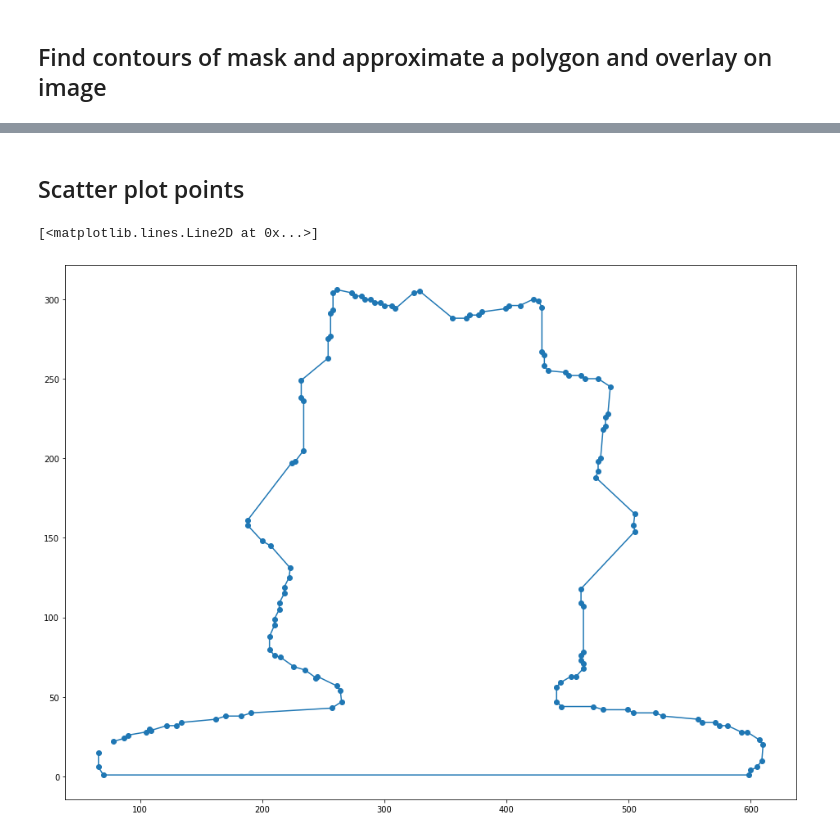
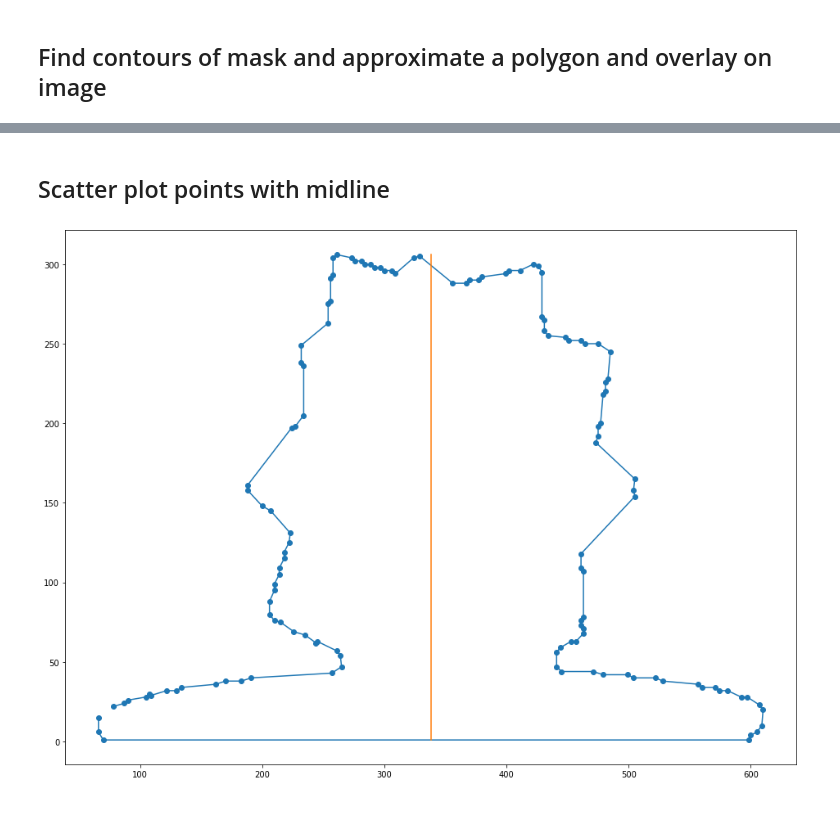
Before and after one commit to mattangus/SymmetryFinder, a Jupyter notebook: Example.ipynb, the cells around one changed output, grey strips where cells are left out. Saved outputs shown, nothing was run; the diff lists cells and outputs as text; code cells hidden in the pictures.

```diff
--- a/Example.ipynb
+++ b/Example.ipynb
@@ -140,8 +135,17 @@ plt.imshow(canvas)
 [figure]
 # %% [markdown]
-## Scatter plot points
+## Scatter plot points with midline
-# %%
-plt.plot(approx[:,0,0], img.shape[0] - approx[:,0,1], "-o") # y axis is flipped in image space
-# %% [output]
-[<matplotlib.lines.Line2D at 0x...>]
-[figure, removed]
+# %%
+points = approx[:,0].copy()
+# y axis is flipped in image space
+points[:,1] = img.shape[0] - points[:,1]
+
+max_x, max_y = np.max(points, axis=0)
+min_x, min_y = np.min(points, axis=0)
+
+mid_x = (max_x + min_x)/2
+
+plt.plot(points[:,0], points[:,1], "-o");
+plt.plot([mid_x, mid_x], [min_y, max_y]);
+# %% [output]
+[figure, added]
```
Also changed, not shown: parts of 10 cells of this notebook.
